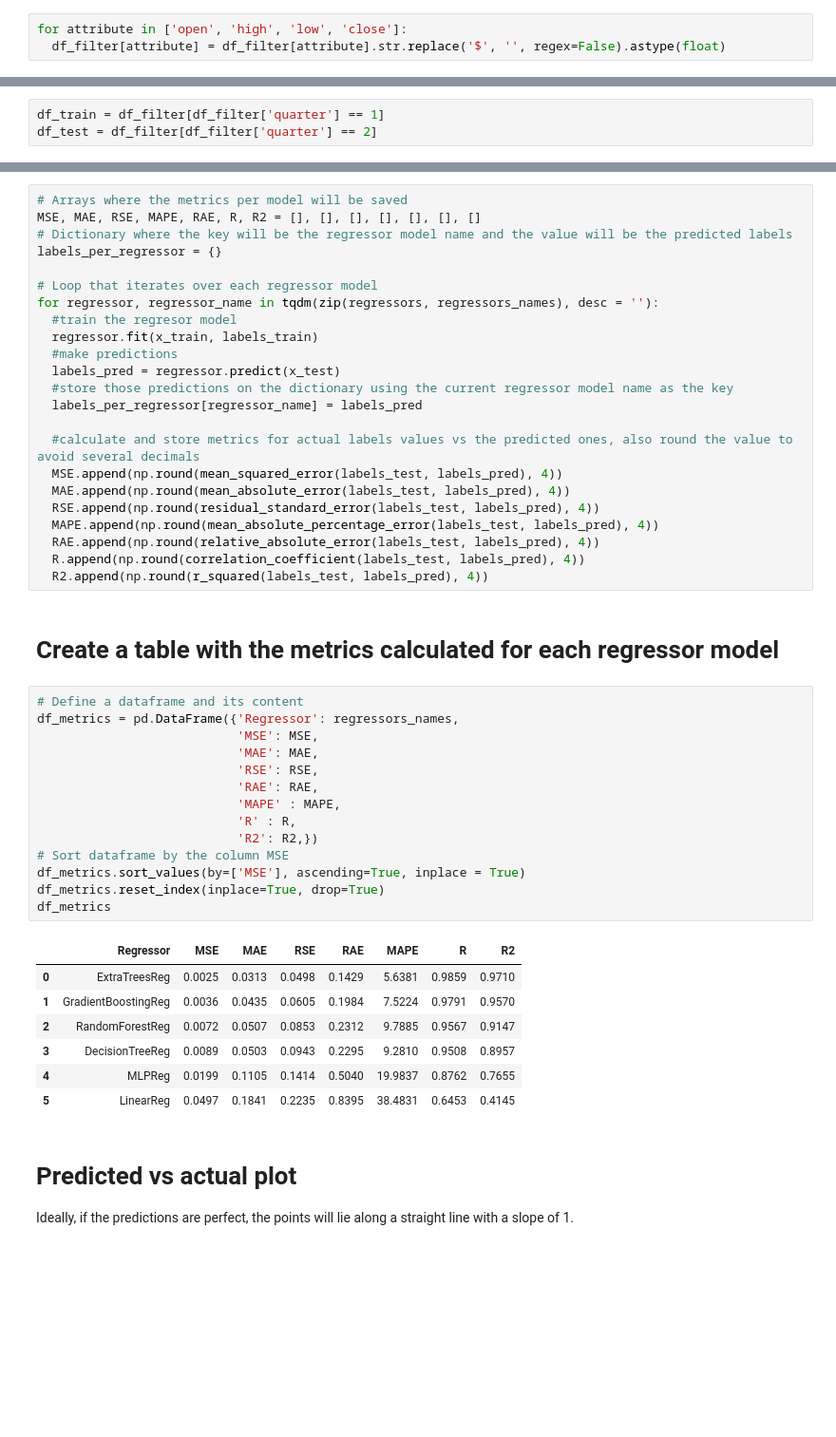
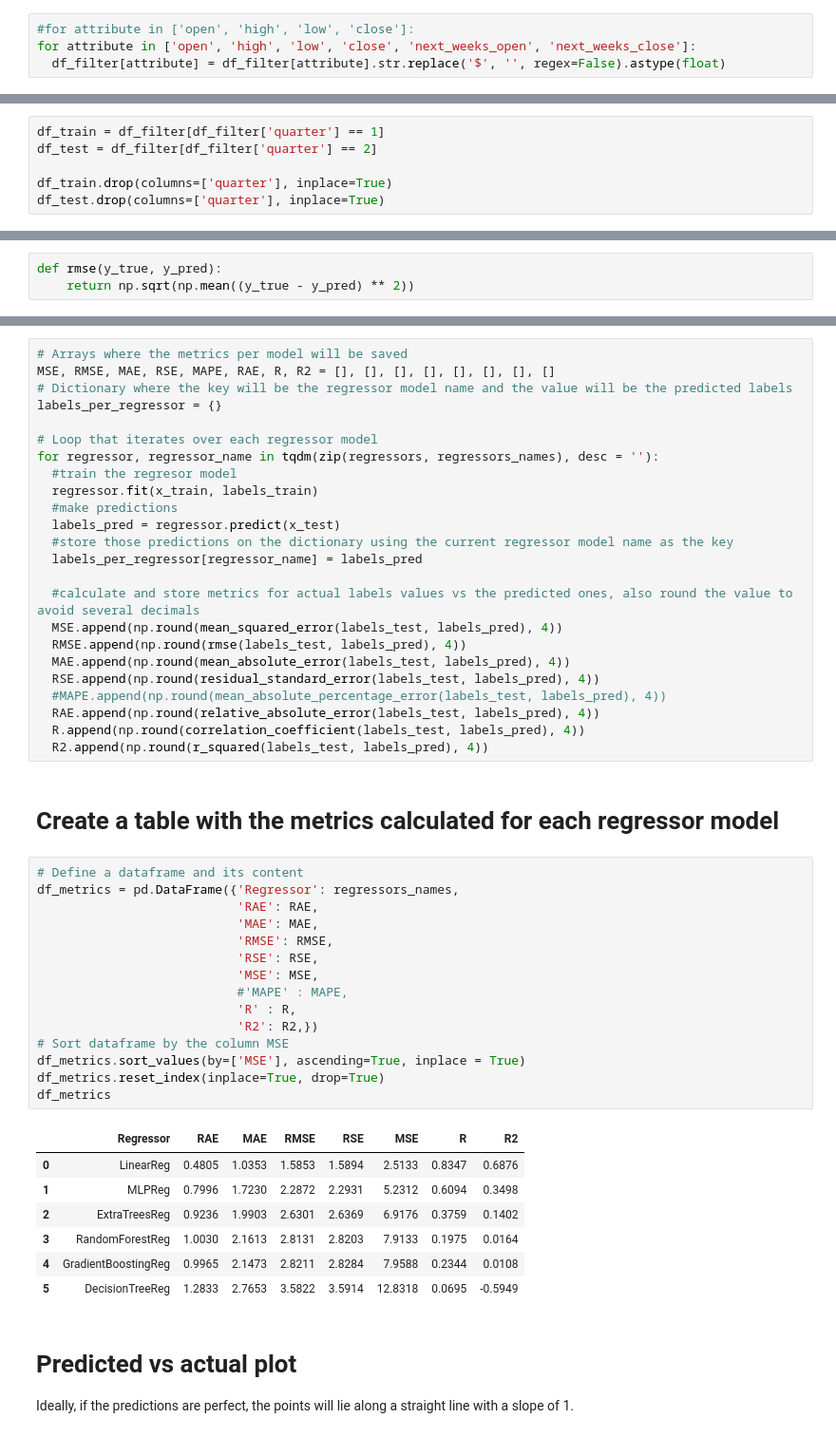
Before and after one commit to Edgar-La/Regression_models_Stock_Prices, a Jupyter notebook: implementing_regressions.ipynb, the cells around one changed output, grey strips where cells are left out. Shown at 95% size. Drawn from its saved outputs; the diff is of its cells as text; blank space fills up the shorter version.

```diff
--- a/implementing_regressions.ipynb
+++ b/implementing_regressions.ipynb
@@ -81,5 +113,6 @@ memory usage: 47.0+ KB
 * remove specific characters
 * transform categoric attribute with Label Encoder
 # %%
-for attribute in ['open', 'high', 'low', 'close']:
+#for attribute in ['open', 'high', 'low', 'close']:
+for attribute in ['open', 'high', 'low', 'close', 'next_weeks_open', 'next_weeks_close']:
   df_filter[attribute] = df_filter[attribute].str.replace('$', '', regex=False).astype(float)
@@ -123,5 +159,8 @@ memory usage: 44.1 KB
 # %%
 df_train = df_filter[df_filter['quarter'] == 1]
 df_test = df_filter[df_filter['quarter'] == 2]
+
+df_train.drop(columns=['quarter'], inplace=True)
+df_test.drop(columns=['quarter'], inplace=True)
 # %% [markdown]
 # Split data into features and targets
@@ -156,3 +208,6 @@ def mean_squared_error(y_true, y_pred):
+# %%
+def rmse(y_true, y_pred):
+    return np.sqrt(np.mean((y_true - y_pred) ** 2))
 # %% [markdown]
 ## Mean Absolute Error
 $$MAE = \frac{1}{n} \sum_{i=1}^{n} |y_i - \hat{y}_i|$$
@@ -226,7 +281,7 @@ regressors_names = ['LinearReg',
                     'MLPReg']
 # %%
 # Arrays where the metrics per model will be saved
-MSE, MAE, RSE, MAPE, RAE, R, R2 = [], [], [], [], [], [], []
+MSE, RMSE, MAE, RSE, MAPE, RAE, R, R2 = [], [], [], [], [], [], [], []
 # Dictionary where the key will be the regressor model name and the value will be the predicted labels
 labels_per_regressor = {}
 
@@ -241,9 +296,10 @@ for regressor, regressor_name in tqdm(zip(regressors, regressors_names), desc =
 
   #calculate and store metrics for actual labels values vs the predicted ones, also round the value to avoid several decimals
   MSE.append(np.round(mean_squared_error(labels_test, labels_pred), 4))
+  RMSE.append(np.round(rmse(labels_test, labels_pred), 4))
   MAE.append(np.round(mean_absolute_error(labels_test, labels_pred), 4))
   RSE.append(np.round(residual_standard_error(labels_test, labels_pred), 4))
-  MAPE.append(np.round(mean_absolute_percentage_error(labels_test, labels_pred), 4))
+  #MAPE.append(np.round(mean_absolute_percentage_error(labels_test, labels_pred), 4))
   RAE.append(np.round(relative_absolute_error(labels_test, labels_pred), 4))
   R.append(np.round(correlation_coefficient(labels_test, labels_pred), 4))
   R2.append(np.round(r_squared(labels_test, labels_pred), 4))
@@ -252,25 +308,26 @@ for regressor, regressor_name in tqdm(zip(regressors, regressors_names), desc =
 # %%
 # Define a dataframe and its content
 df_metrics = pd.DataFrame({'Regressor': regressors_names,
+                           'RAE': RAE,
+                           'MAE': MAE,
+                           'RMSE': RMSE,
+                           'RSE': RSE,
                            'MSE': MSE,
-                           'MAE': MAE,
-                           'RSE': RSE,
-                           'RAE': RAE,
-                           'MAPE' : MAPE,
+                           #'MAPE' : MAPE,
                            'R' : R,
                            'R2': R2,})
 # Sort dataframe by the column MSE
 df_metrics.sort_values(by=['MSE'], ascending=True, inplace = True)
 df_metrics.reset_index(inplace=True, drop=True)
 df_metrics
 # %% [output]
-|  | Regressor | MSE | MAE | RSE | RAE | MAPE | R | R2 |
-| 0 | ExtraTreesReg | 0.0025 | 0.0313 | 0.0498 | 0.1429 | 5.6381 | 0.9859 | 0.9710 |
-| 1 | GradientBoostingReg | 0.0036 | 0.0435 | 0.0605 | 0.1984 | 7.5224 | 0.9791 | 0.9570 |
-| 2 | RandomForestReg | 0.0072 | 0.0507 | 0.0853 | 0.2312 | 9.7885 | 0.9567 | 0.9147 |
-| 3 | DecisionTreeReg | 0.0089 | 0.0503 | 0.0943 | 0.2295 | 9.2810 | 0.9508 | 0.8957 |
-| 4 | MLPReg | 0.0199 | 0.1105 | 0.1414 | 0.5040 | 19.9837 | 0.8762 | 0.7655 |
-| 5 | LinearReg | 0.0497 | 0.1841 | 0.2235 | 0.8395 | 38.4831 | 0.6453 | 0.4145 |
+|  | Regressor | RAE | MAE | RMSE | RSE | MSE | R | R2 |
+| 0 | LinearReg | 0.4805 | 1.0353 | 1.5853 | 1.5894 | 2.5133 | 0.8347 | 0.6876 |
+| 1 | MLPReg | 0.7996 | 1.7230 | 2.2872 | 2.2931 | 5.2312 | 0.6094 | 0.3498 |
+| 2 | ExtraTreesReg | 0.9236 | 1.9903 | 2.6301 | 2.6369 | 6.9176 | 0.3759 | 0.1402 |
+| 3 | RandomForestReg | 1.0030 | 2.1613 | 2.8131 | 2.8203 | 7.9133 | 0.1975 | 0.0164 |
+| 4 | GradientBoostingReg | 0.9965 | 2.1473 | 2.8211 | 2.8284 | 7.9588 | 0.2344 | 0.0108 |
+| 5 | DecisionTreeReg | 1.2833 | 2.7653 | 3.5822 | 3.5914 | 12.8318 | 0.0695 | -0.5949 |
 # %% [markdown]
 # Predicted vs actual plot
 Ideally, if the predictions are perfect, the points will lie along a straight line with a slope of 1.
```
Also changed, not shown: parts of 21 cells of this notebook.
